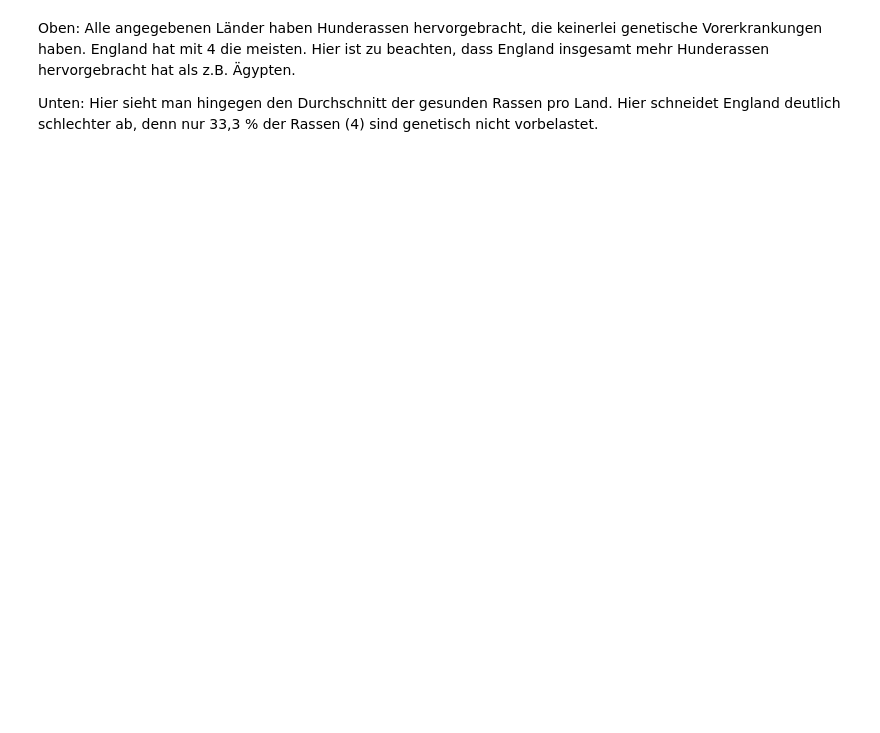
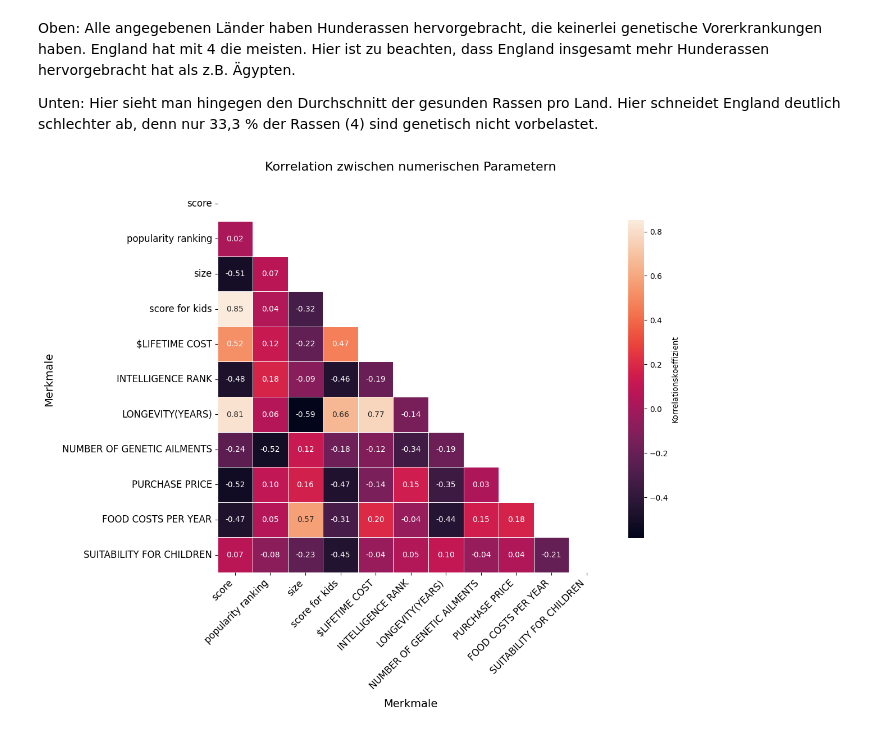
Before and after one commit to PiniPinella/TheDogFiles, a Jupyter notebook: analysis/laura.ipynb, the cells around one changed output. Cells and saved outputs as stored; diff of their text form; code cells hidden in the pictures; blank space fills up the shorter version.

Commit message:
Heatmap-Feinschliffe

```diff
--- a/analysis/laura.ipynb
+++ b/analysis/laura.ipynb
@@ -544,3 +546,39 @@ fig.write_html('combined_healthy_breeds_plot.html')
 Oben: Alle angegebenen Länder haben Hunderassen hervorgebracht, die keinerlei genetische Vorerkrankungen haben. England hat mit 4 die meisten. Hier ist zu beachten, dass England insgesamt mehr Hunderassen hervorgebracht hat als z.B. Ägypten.
 
 Unten: Hier sieht man hingegen den Durchschnitt der gesunden Rassen pro Land. Hier schneidet England deutlich schlechter ab, denn nur 33,3 % der Rassen (4) sind genetisch nicht vorbelastet.
+# %%
+def plot_correlation_heatmap(df):
+    # 1. Nur numerische Spalten wählen
+    numeric_df = df.select_dtypes(include=[np.number])
+    corr = numeric_df.corr()
+    # 2. Maske für das obere Dreieck
+    mask = np.triu(np.ones_like(corr, dtype=bool))
+    # 3. Plot-Setup
+    plt.figure(figsize=(12, 10))
+    sns.heatmap(
+        corr,
+        mask=mask,
+        annot=True,
+        fmt=".2f",
+        # cmap='viridis',
+        square=True,
+        linewidths=0.5,
+        cbar_kws={
+            'label': 'Korrelationskoeffizient',
+            'shrink': .8,
+            'orientation': 'vertical'
+        },
+        annot_kws={'fontsize': 10}  # Schriftgröße der Werte
+    )
+    # 4. Titel & Achsenbeschriftungen mit individuellen Fontgrößen
+    plt.title('Korrelation zwischen numerischen Parametern', fontsize=16, pad=20)
+    plt.xlabel('Merkmale', fontsize=14, labelpad=10)
+    plt.ylabel('Merkmale', fontsize=14, labelpad=10)
+    # 5. Tick-Schriftgrößen anpassen
+    plt.xticks(rotation=45, ha='right', fontsize=12)
+    plt.yticks(fontsize=12)
+    plt.tight_layout()
+
+plot_correlation_heatmap(data)
+# %% [output]
+[figure, added]
```
Also changed, not shown: parts of 4 cells of this notebook, 1 other file.
